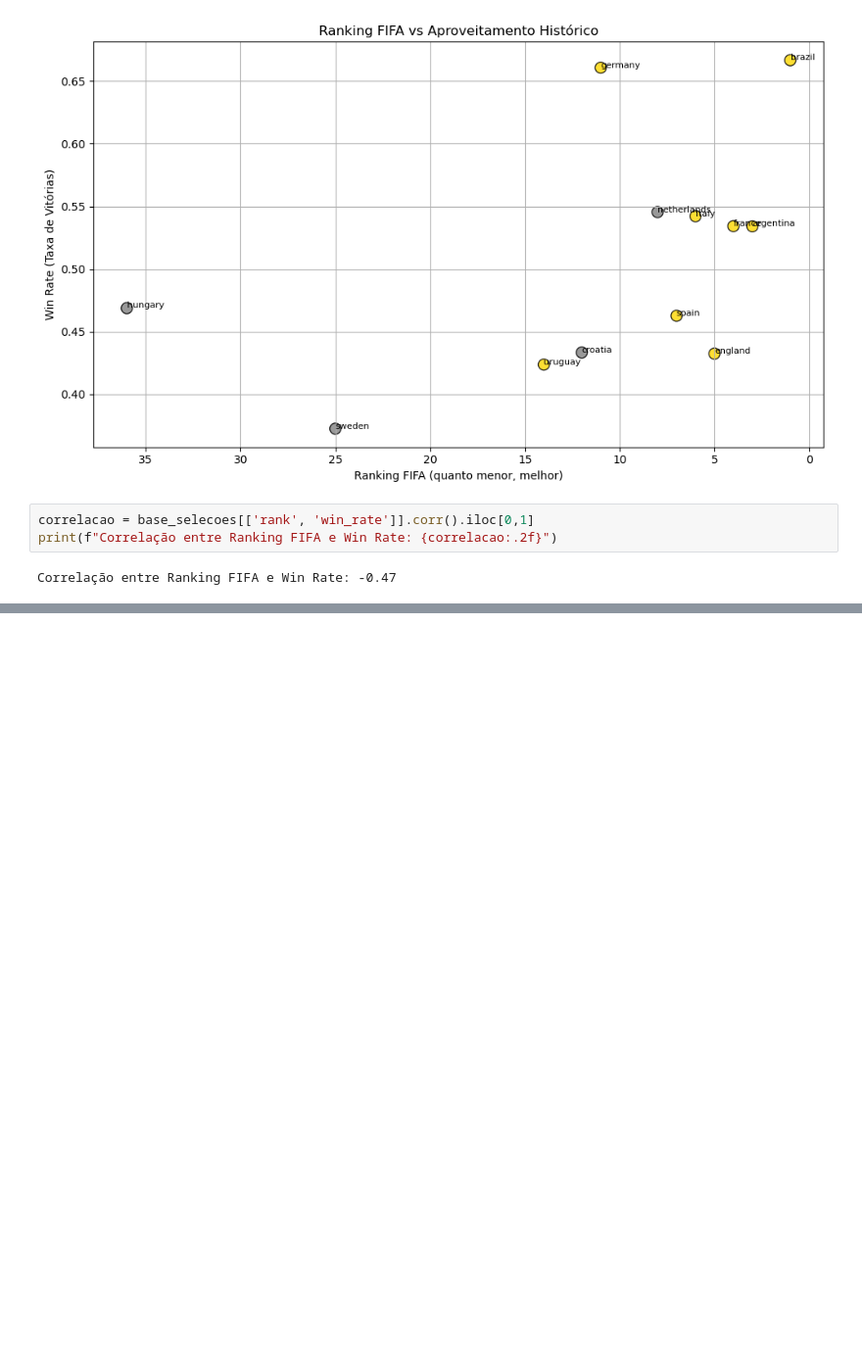
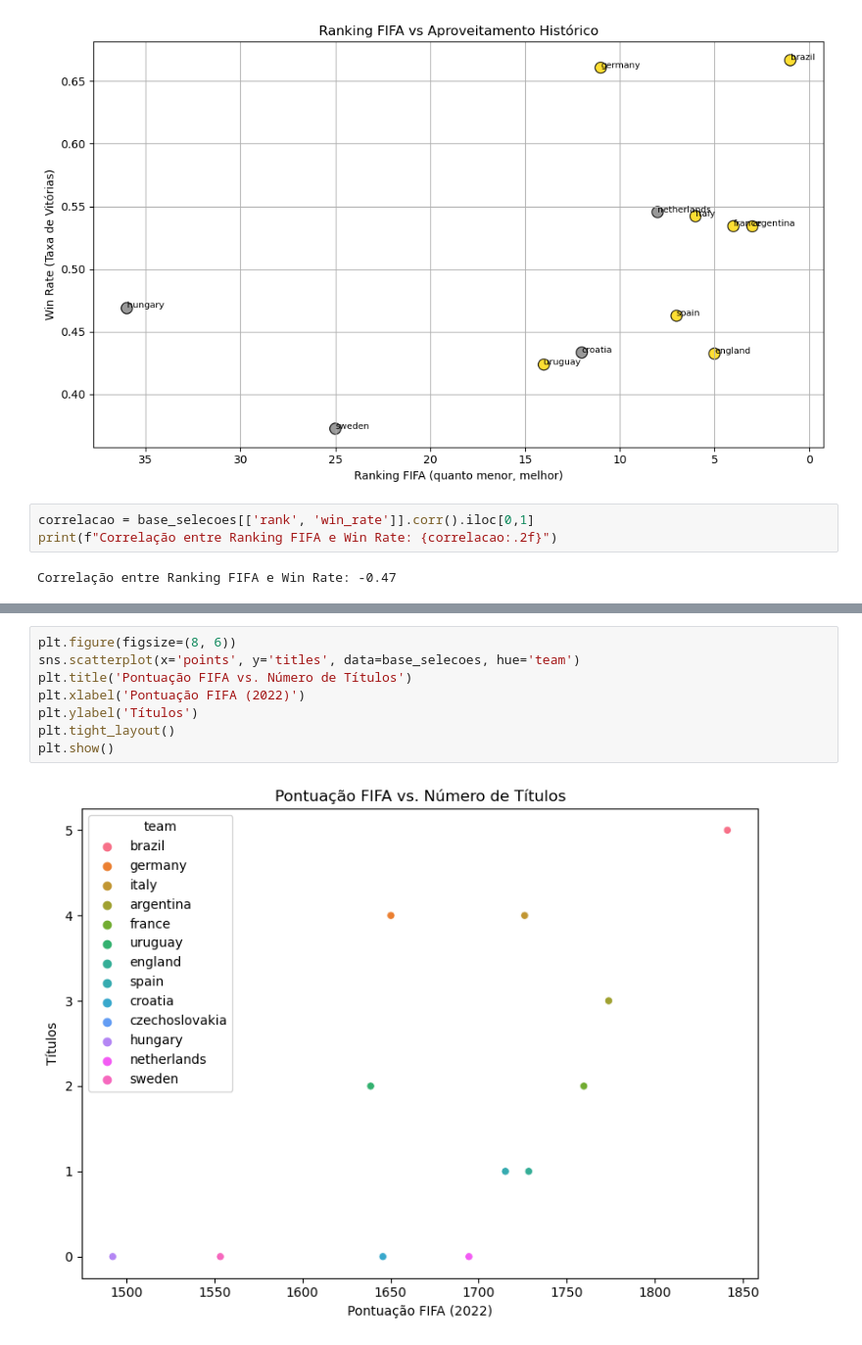
Before and after one commit to Jhonatarlp/Projeto_final_ciclo_basico_insper_Data, a Jupyter notebook: analise_exploratoria.ipynb, the cells around one changed output, grey strips where cells are left out. Shown at 98% size. Cells and saved outputs as stored; diff of their text form; blank space fills up the shorter version.

```diff
--- a/analise_exploratoria.ipynb
+++ b/analise_exploratoria.ipynb
@@ -434,0 +487,10 @@ Correlação entre Ranking FIFA e Win Rate: -0.47
+# %%
+plt.figure(figsize=(8, 6))
+sns.scatterplot(x='points', y='titles', data=base_selecoes, hue='team')
+plt.title('Pontuação FIFA vs. Número de Títulos')
+plt.xlabel('Pontuação FIFA (2022)')
+plt.ylabel('Títulos')
+plt.tight_layout()
+plt.show()
+# %% [output]
+[figure, added]
```
Also changed, not shown: parts of 15 cells of this notebook.
